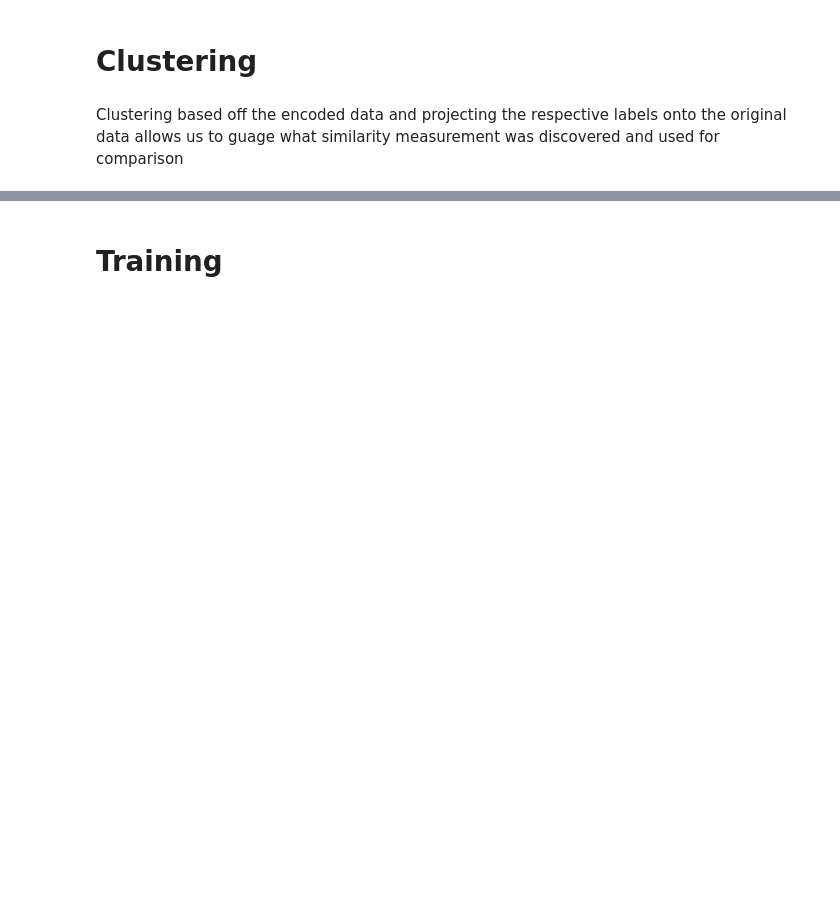
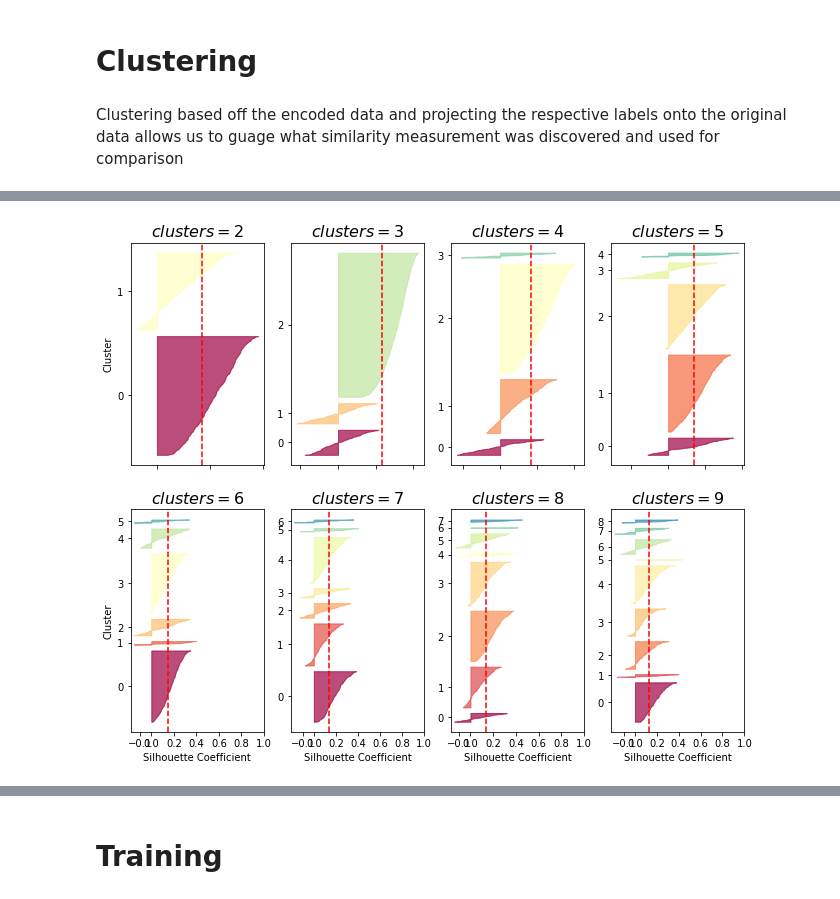
Before and after one commit to maddoxamei/Married-Couple-Identification, a Jupyter notebook: Python/clustering.ipynb, the cells around one changed output, grey strips where cells are left out. Saved outputs shown, nothing was run; the diff lists cells and outputs as text; code cells hidden in the pictures; blank space fills up the shorter version.

```diff
--- a/Python/clustering.ipynb
+++ b/Python/clustering.ipynb
@@ -32,0 +46,4 @@ diff_sep = match_difference( males, females, matches_sep )
+# %%
+plot_silhouettes( encoded_sep_models[:8], encoded_diff_sep )
+# %% [output]
+[figure, added]
```
Also changed, not shown: parts of 13 cells of this notebook, 5 other files.
